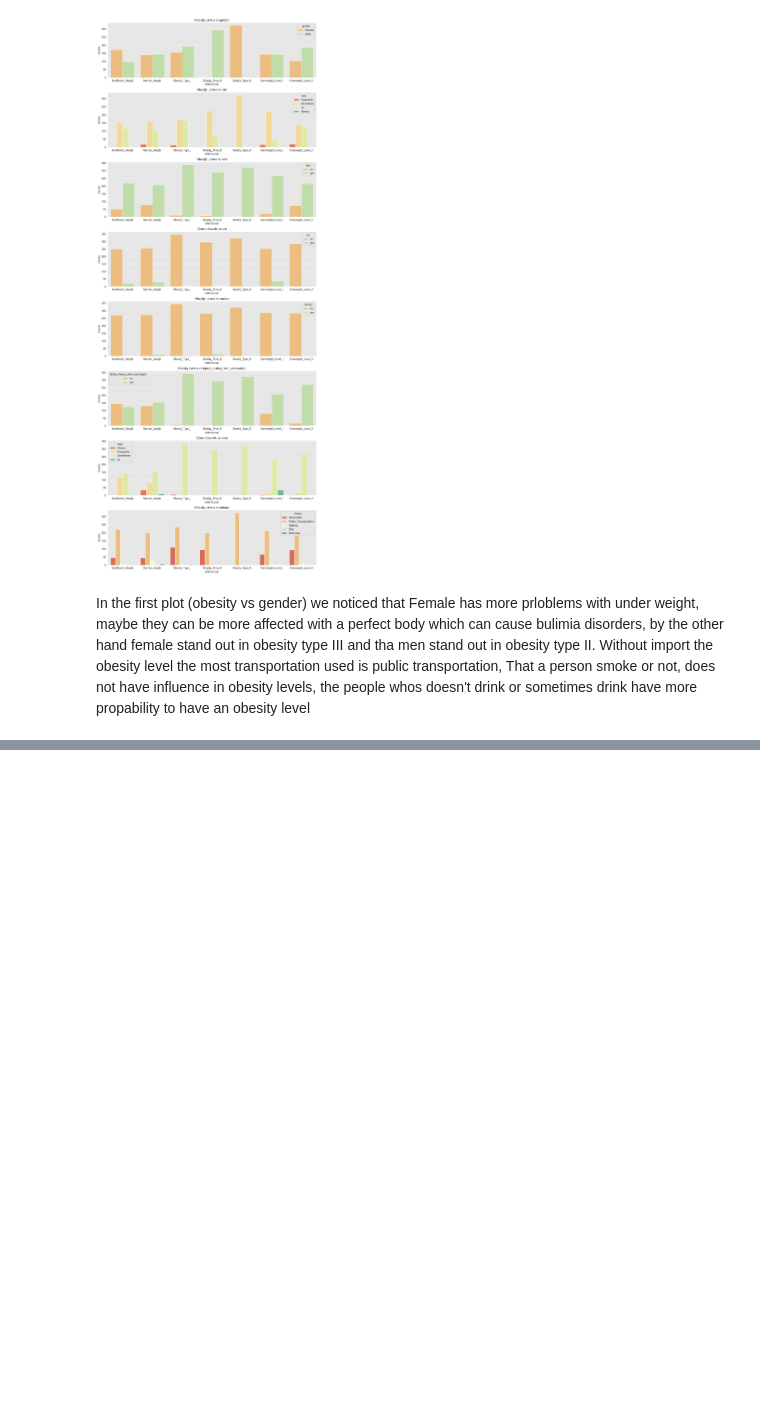
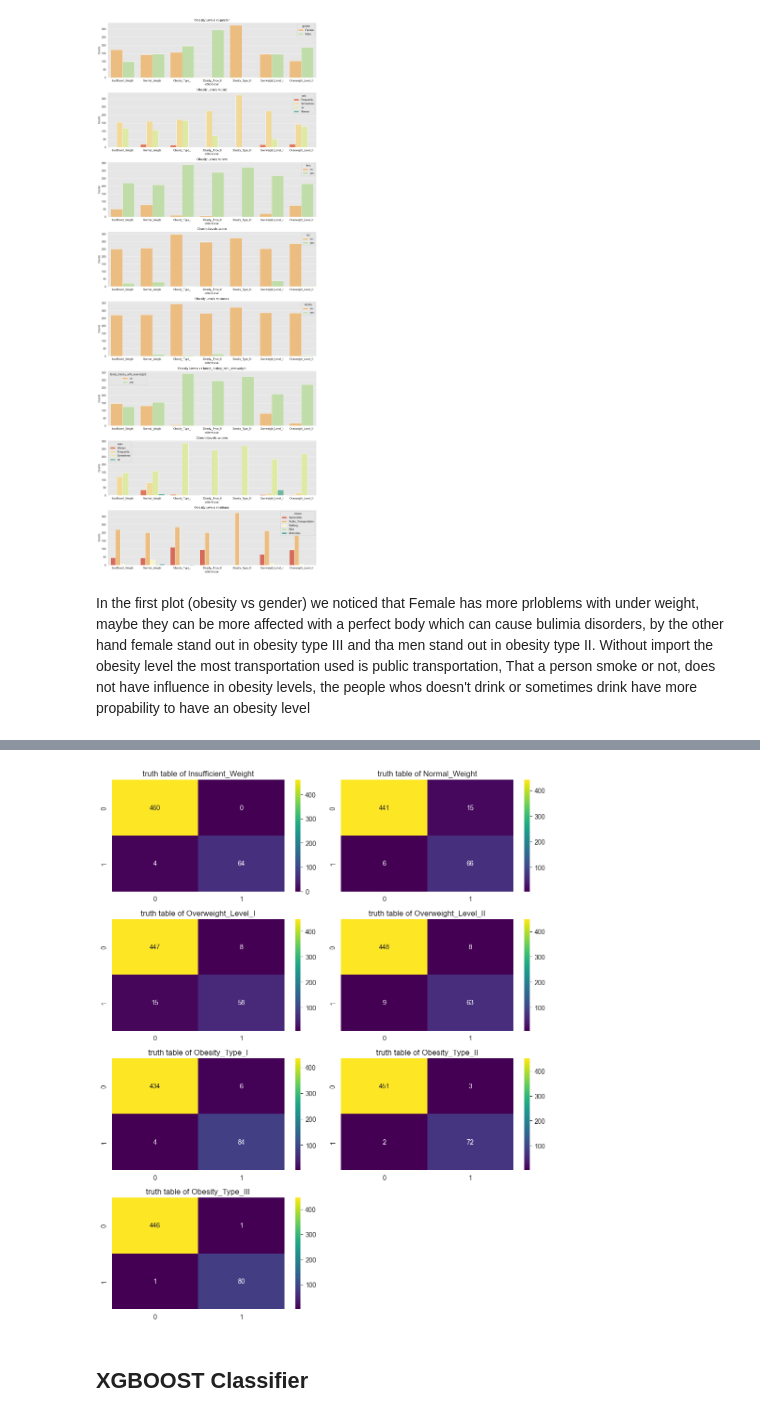
Before and after one commit to jFcomb/Obesity_or_CVD_risk, a Jupyter notebook: obesity.ipynb, the cells around one changed output, grey strips where cells are left out. Saved outputs shown, nothing was run; the diff lists cells and outputs as text; code cells hidden in the pictures; blank space fills up the shorter version.

```diff
--- a/obesity.ipynb
+++ b/obesity.ipynb
@@ -225,0 +322,4 @@ Without import the obesity level the most transportation used is public transpor
+# %%
+# Classificaction Report
+rf_predict = rf_model.predict(f_test)
+print(metrics.classification_report(t_test,rf_predict))
@@ -225,0 +340,20 @@ Without import the obesity level the most transportation used is public transpor
+# %%
+# Plot truth table
+obesity = ['Insufficient_Weight', 'Normal_Weight', 'Overweight_Level_I',
+           'Overweight_Level_II', 'Obesity_Type_I', 'Obesity_Type_II',
+           'Obesity_Type_III']
+truth_table = metrics.multilabel_confusion_matrix(t_test, rf_predict)
+
+plt.figure(figsize=(10,12))
+for i in range(len(truth_table)):
+    plt.subplot(4,2,i+1)
+    sns.heatmap(truth_table[i], annot= True, cmap = 'viridis', fmt= 'd')
+    plt.title(f'truth table of {obesity[i]}')
+
+
+plt.tight_layout()
+plt.show()
+# %% [output]
+[figure, added]
+# %% [markdown]
+## XGBOOST Classifier
```
Also changed, not shown: parts of 16 cells of this notebook.
